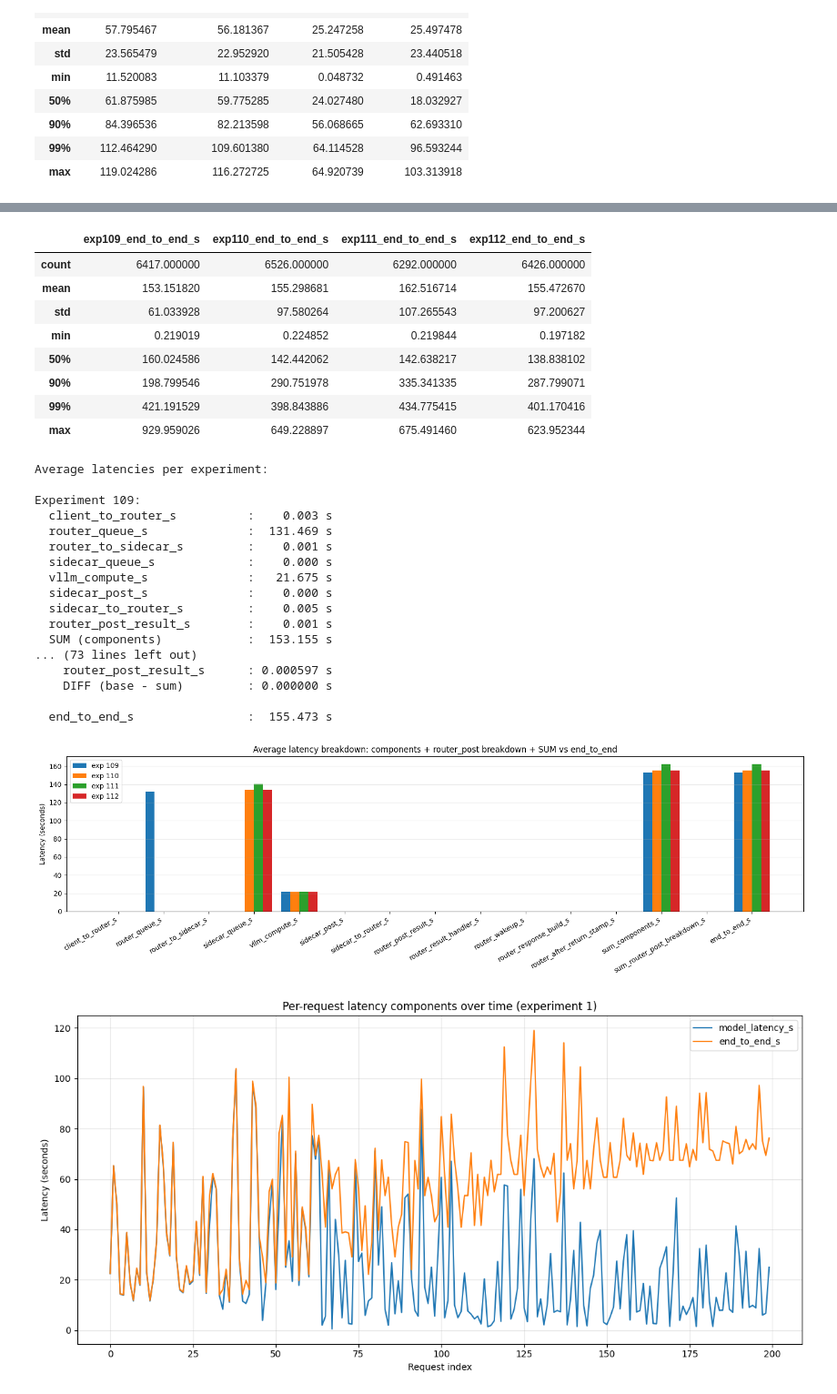
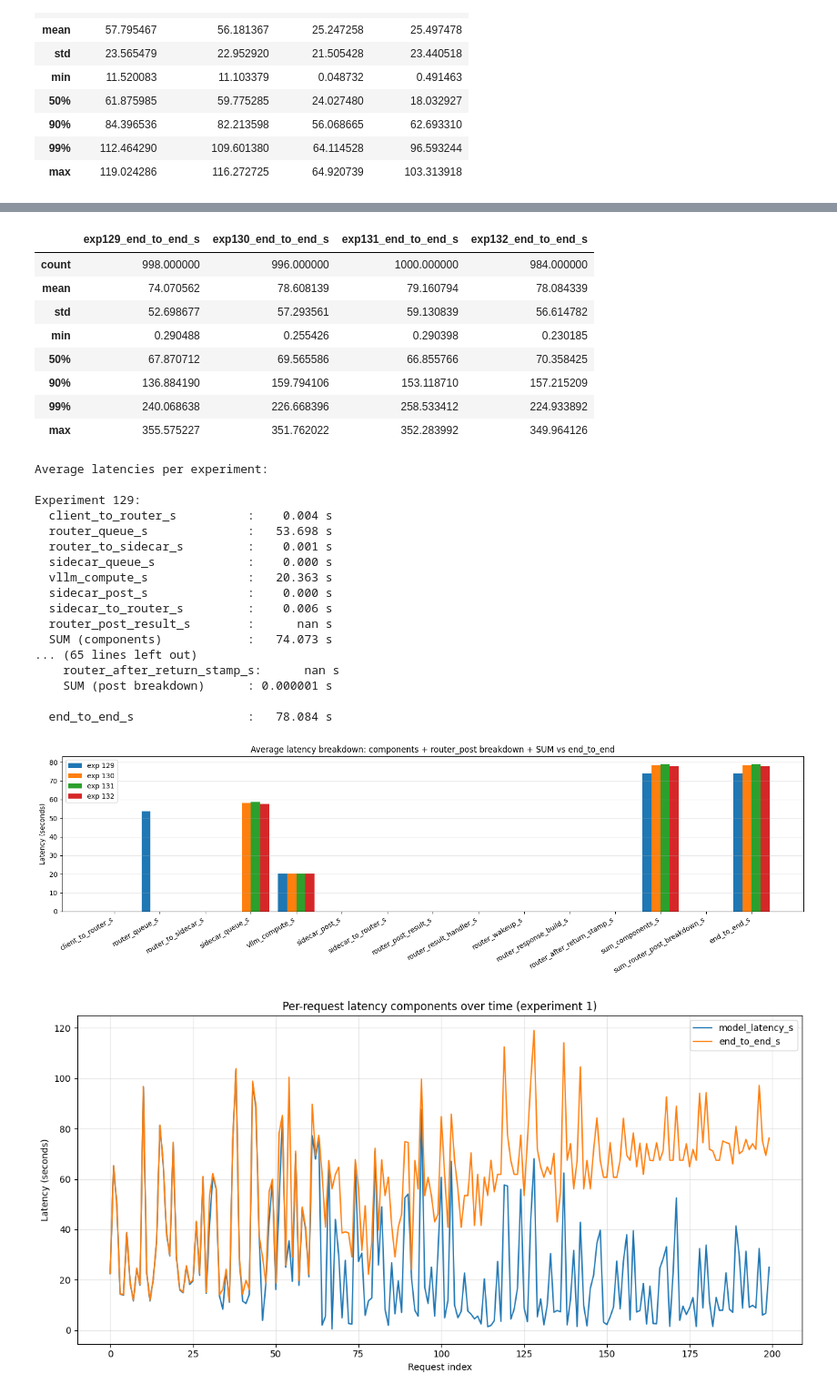
Before and after one commit to immengzi/LLM-LA, a Jupyter notebook: microservice/analysis.ipynb, the cells around one changed output, grey strips where cells are left out. Shown at 91% size. Cells and saved outputs as stored; diff of their text form; code cells hidden in the pictures.

```diff
--- a/microservice/analysis.ipynb
+++ b/microservice/analysis.ipynb
@@ -71,7 +71,12 @@ import pandas as pd
 # experiments = [97, 98, 99, 100]
 # experiments = [101, 102, 103, 104]
 # experiments = [105, 106, 107, 108]
-experiments = [109, 110, 111, 112]
+# experiments = [109, 110, 111, 112]
+# experiments = [113, 114, 115, 116]
+# experiments = [117, 118, 119, 120]
+# experiments = [121, 122, 123, 124]
+# experiments = [125, 126, 127, 128]
+experiments = [129, 130, 131, 132]
 # ----------------------------------------------
 
 # Latency columns of interest
@@ -101,15 +106,15 @@ comparison = pd.concat(summaries, axis=1)
 
 comparison
 # %% [output]
-|  | exp109_end_to_end_s | exp110_end_to_end_s | exp111_end_to_end_s | exp112_end_to_end_s |
-| count | 6417.000000 | 6526.000000 | 6292.000000 | 6426.000000 |
-| mean | 153.151820 | 155.298681 | 162.516714 | 155.472670 |
-| std | 61.033928 | 97.580264 | 107.265543 | 97.200627 |
-| min | 0.219019 | 0.224852 | 0.219844 | 0.197182 |
-| 50% | 160.024586 | 142.442062 | 142.638217 | 138.838102 |
-| 90% | 198.799546 | 290.751978 | 335.341335 | 287.799071 |
-| 99% | 421.191529 | 398.843886 | 434.775415 | 401.170416 |
-| max | 929.959026 | 649.228897 | 675.491460 | 623.952344 |
+|  | exp129_end_to_end_s | exp130_end_to_end_s | exp131_end_to_end_s | exp132_end_to_end_s |
+| count | 998.000000 | 996.000000 | 1000.000000 | 984.000000 |
+| mean | 74.070562 | 78.608139 | 79.160794 | 78.084339 |
+| std | 52.698677 | 57.293561 | 59.130839 | 56.614782 |
+| min | 0.290488 | 0.255426 | 0.290398 | 0.230185 |
+| 50% | 67.870712 | 69.565586 | 66.855766 | 70.358425 |
+| 90% | 136.884190 | 159.794106 | 153.118710 | 157.215209 |
+| 99% | 240.068638 | 226.668396 | 258.533412 | 224.933892 |
+| max | 355.575227 | 351.762022 | 352.283992 | 349.964126 |
 # %%
 from experiment_analysis import load_experiment_latencies
 import matplotlib.pyplot as plt
@@ -143,7 +148,12 @@ import numpy as np
 # experiments = [97, 98, 99, 100]
 # experiments = [101, 102, 103, 104]
 # experiments = [105, 106, 107, 108]
-experiments = [109, 110, 111, 112]
+# experiments = [109, 110, 111, 112]
+# experiments = [113, 114, 115, 116]
+# experiments = [117, 118, 119, 120]
+# experiments = [121, 122, 123, 124]
+# experiments = [125, 126, 127, 128]
+experiments = [129, 130, 131, 132]
 # ---------------------------
 
 # Non-overlapping latency components (base)
@@ -250,45 +260,45 @@ for exp_id in experiments:
 # ---- grouped bar plot ----
 labels = plot_cols
 x = np.arange(len(labels))
 width = 0.8 / len(experiments)
 
 plt.figure(figsize=(16, 5))
 
 for i, exp_id in enumerate(experiments):
     vals = [avg_by_exp[exp_id].get(k, np.nan) for k in labels]
     plt.bar(x + i * width, vals, width, label=f"exp {exp_id}")
 
 plt.xticks(
     x + width * (len(experiments) - 1) / 2,
     labels,
     rotation=30,
     ha="right"
 )
 plt.ylabel("Latency (seconds)")
 plt.title("Average latency breakdown: components + router_post breakdown + SUM vs end_to_end")
 plt.legend()
 plt.grid(axis="y", alpha=0.3)
 plt.tight_layout()
 plt.show()
 # %% [output]
 Average latencies per experiment:
 
-Experiment 109:
-  client_to_router_s          :    0.003 s
-  router_queue_s              :  131.469 s
+Experiment 129:
+  client_to_router_s          :    0.004 s
+  router_queue_s              :   53.698 s
   router_to_sidecar_s         :    0.001 s
   sidecar_queue_s             :    0.000 s
-  vllm_compute_s              :   21.675 s
+  vllm_compute_s              :   20.363 s
   sidecar_post_s              :    0.000 s
-  sidecar_to_router_s         :    0.005 s
-  router_post_result_s        :    0.001 s
-  SUM (components)            :  153.155 s
-... (73 lines left out)
-    router_post_result_s      : 0.000597 s
-    DIFF (base - sum)         : 0.000000 s
+  sidecar_to_router_s         :    0.006 s
+  router_post_result_s        :      nan s
+  SUM (components)            :   74.073 s
+... (65 lines left out)
+    router_after_return_stamp_s:      nan s
+    SUM (post breakdown)      : 0.000001 s
 
-  end_to_end_s                :  155.473 s
+  end_to_end_s                :   78.084 s
-[figure, old version]
+[figure, new version]
 # %%
 from experiment_analysis import load_experiment_latencies
 import matplotlib.pyplot as plt
```
Also changed, not shown: parts of 9 cells of this notebook, 46 other files.
